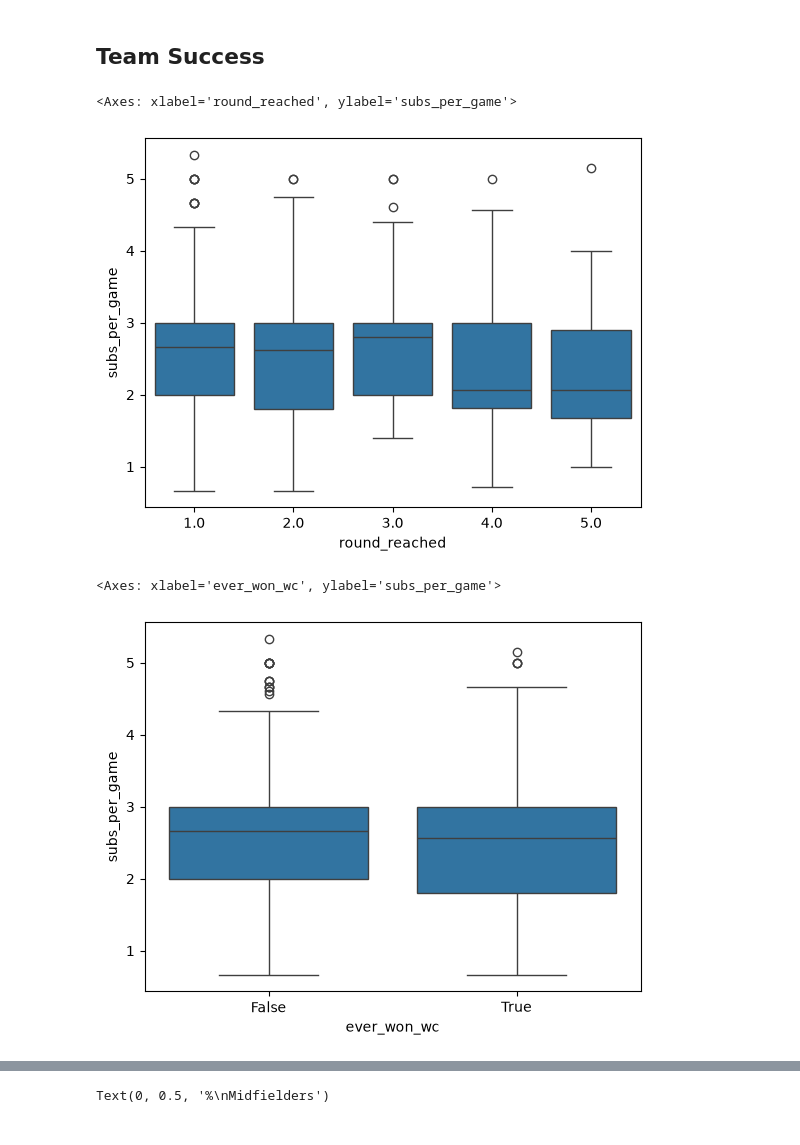
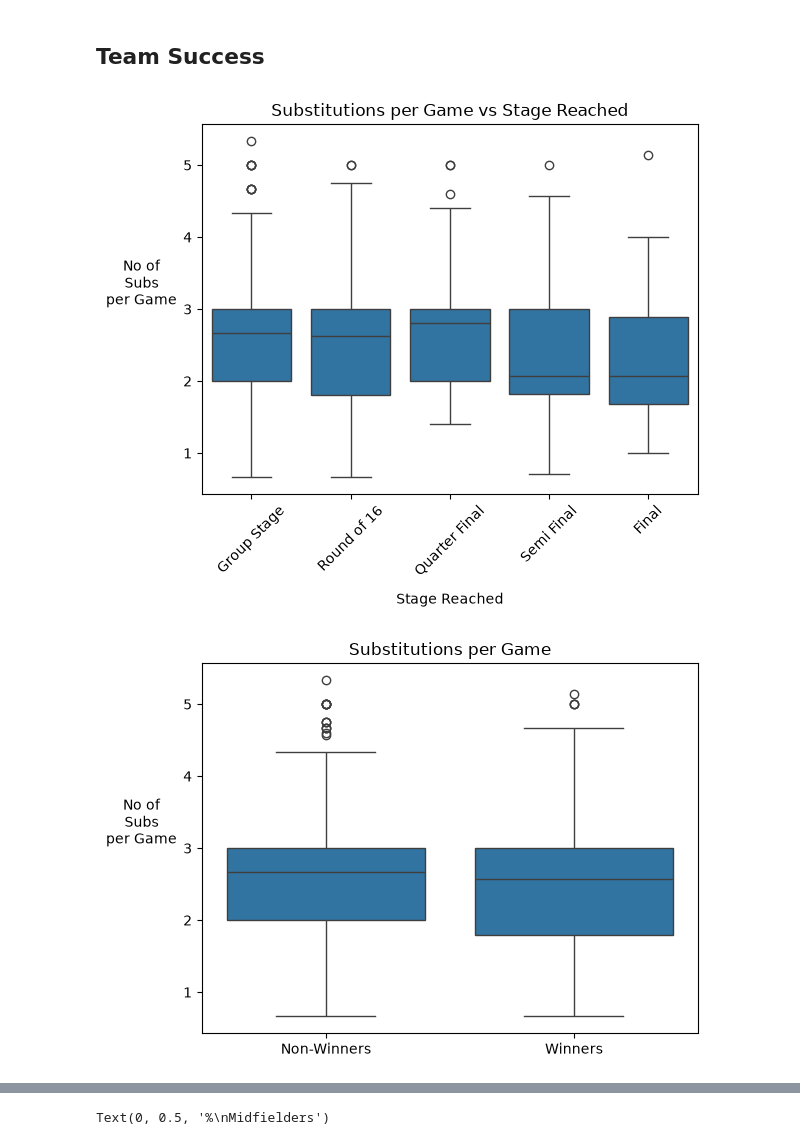
Before and after one commit to bev-amin/fifa-data-science, a Jupyter notebook: notebooks/01-exploration.ipynb, the cells around one changed output, grey strips where cells are left out. Cells and saved outputs as stored; diff of their text form; code cells hidden in the pictures.

```diff
--- a/notebooks/01-exploration.ipynb
+++ b/notebooks/01-exploration.ipynb
@@ -1839,3 +1490,7 @@ subs_by_year_by_team[subs_by_year_by_team["tournament_id"] == "WC-2022"]
+# %%
+'''exclude women's tournaments'''
+
+quali_teams = quali_teams[~quali_teams['tournament_name'].str.contains('Women', case=False)]
 # %%
 squads.head()
 # %% [output]
@@ -2152,15 +1632,23 @@ squad_exp_perform
 # %%
 ''' subs per game vs stage reached'''
 
 sns.boxplot(data=squad_exp_perform, x='round_reached', y='subs_per_game')
+plt.title('Substitutions per Game vs Stage Reached')
+plt.ylabel('No of\nSubs\nper Game', rotation=0, labelpad=30)
+plt.xlabel('Stage Reached', labelpad=10)
+plt.xticks([0, 1, 2, 3, 4], labels=stage_order, rotation=45)
+plt.show()
 # %% [output]
-<Axes: xlabel='round_reached', ylabel='subs_per_game'>
-[figure, old version]
+[figure, new version]
 # %%
 ''' subs per game winner vs non-winner'''
 
 sns.boxplot(data=squad_exp_perform, x='ever_won_wc', y='subs_per_game')
+plt.title('Substitutions per Game')
+plt.xticks([0, 1], ['Non-Winners', 'Winners'])
+plt.xlabel(None)
+plt.ylabel('No of\nSubs\nper Game', rotation=0, labelpad=30)
+plt.show()
 # %% [output]
-<Axes: xlabel='ever_won_wc', ylabel='subs_per_game'>
-[figure, old version]
+[figure, new version]
 # %%
```
Also changed, not shown: parts of 157 cells of this notebook.
